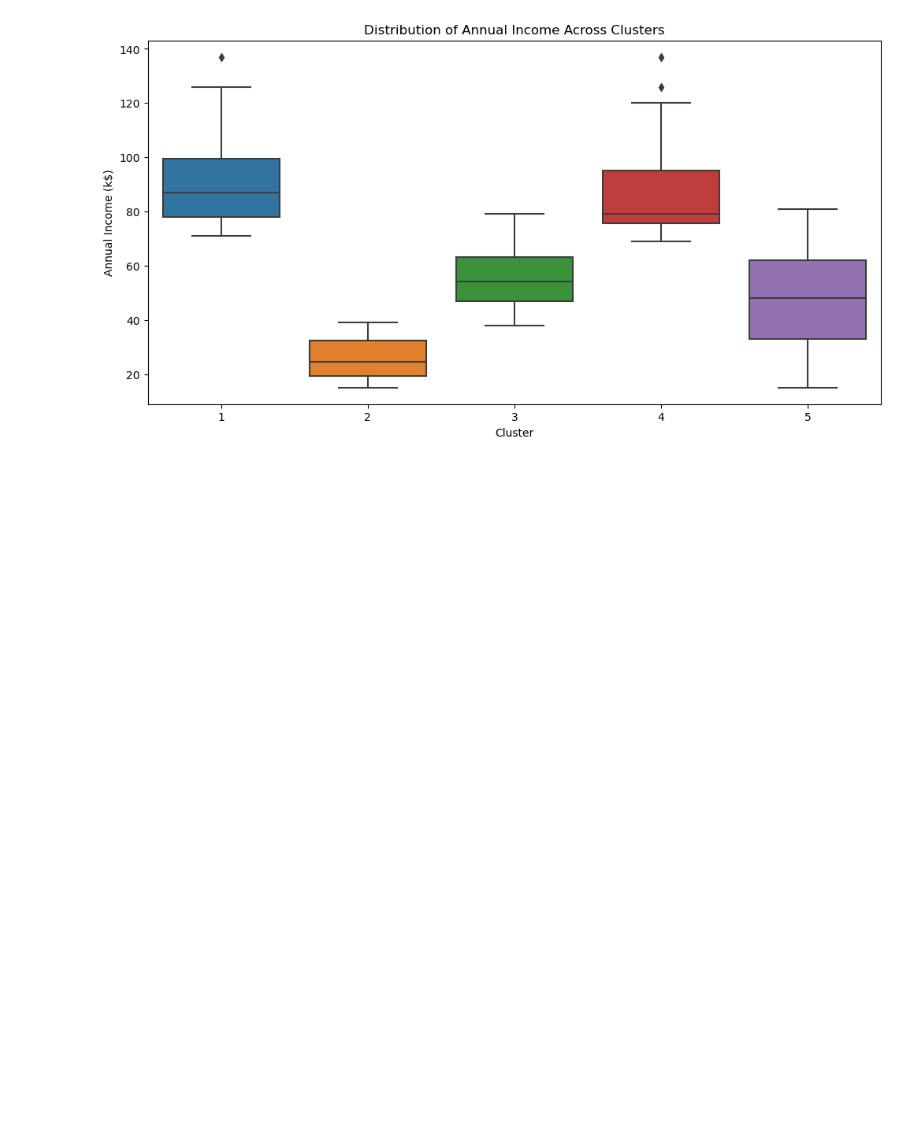
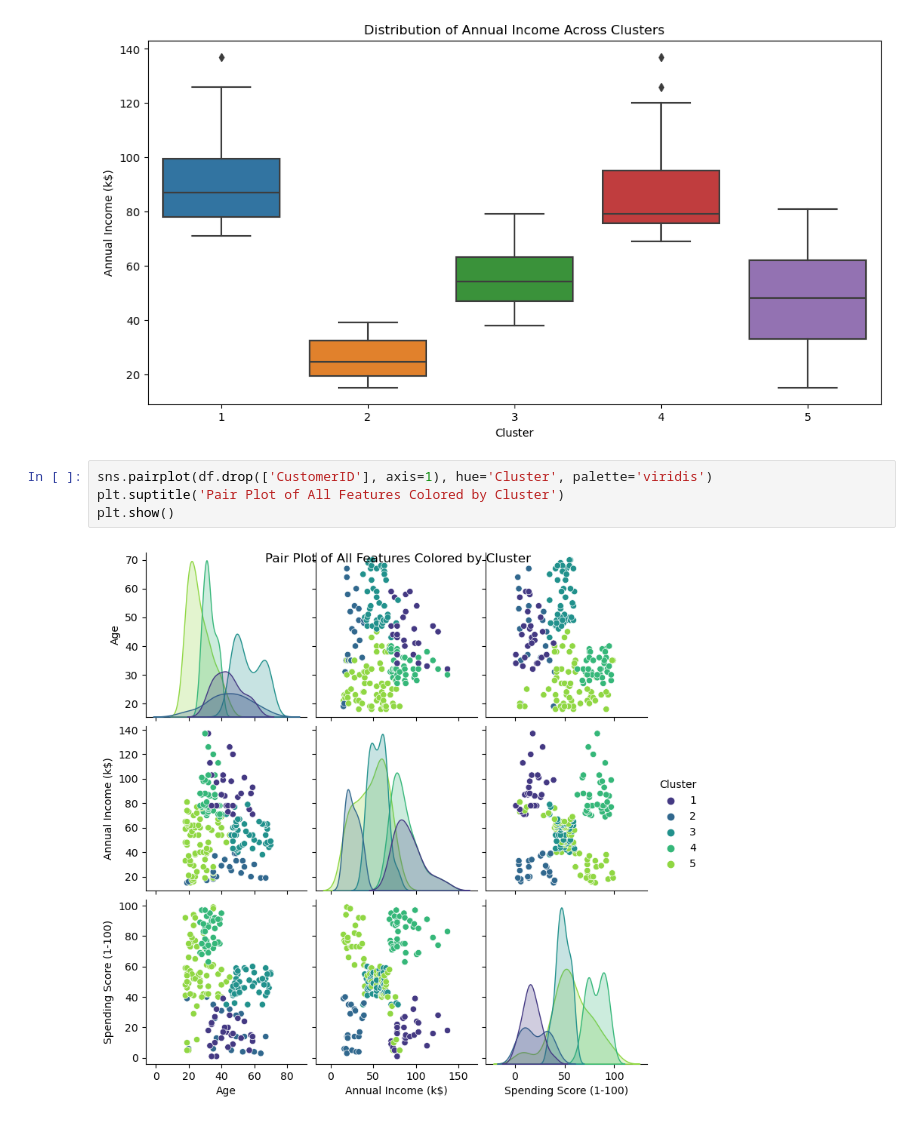
Before and after one commit to leandrofabian26/tarea4, a Jupyter notebook: hierarchical clustering.ipynb, the cells around one changed output. Saved outputs shown, nothing was run; the diff lists cells and outputs as text; blank space fills up the shorter version.

```diff
--- a/hierarchical clustering.ipynb
+++ b/hierarchical clustering.ipynb
@@ -124,3 +141,9 @@ plt.title('Distribution of Annual Income Across Clusters')
 plt.show()
 # %% [output]
 [figure]
+# %%
+sns.pairplot(df.drop(['CustomerID'], axis=1), hue='Cluster', palette='viridis')
+plt.suptitle('Pair Plot of All Features Colored by Cluster')
+plt.show()
+# %% [output]
+[figure, added]
```
Also changed, not shown: parts of 5 cells of this notebook, 1 other file.
